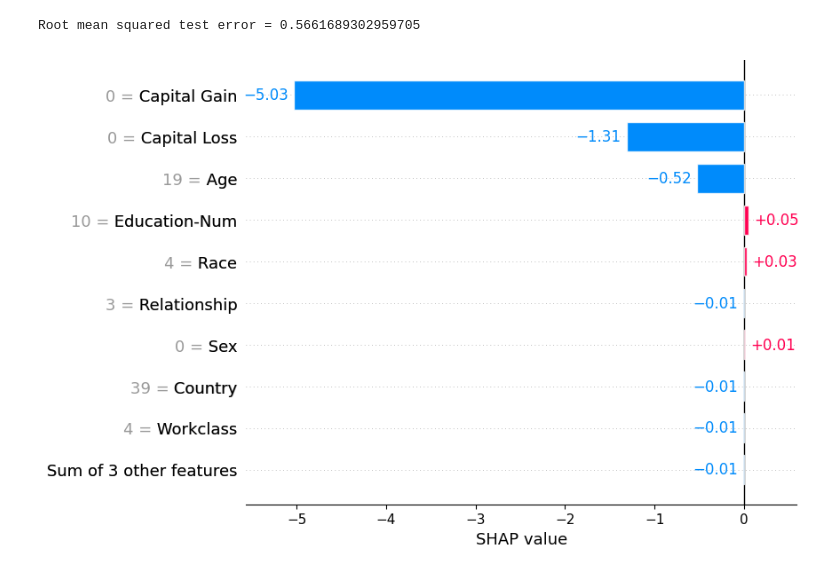
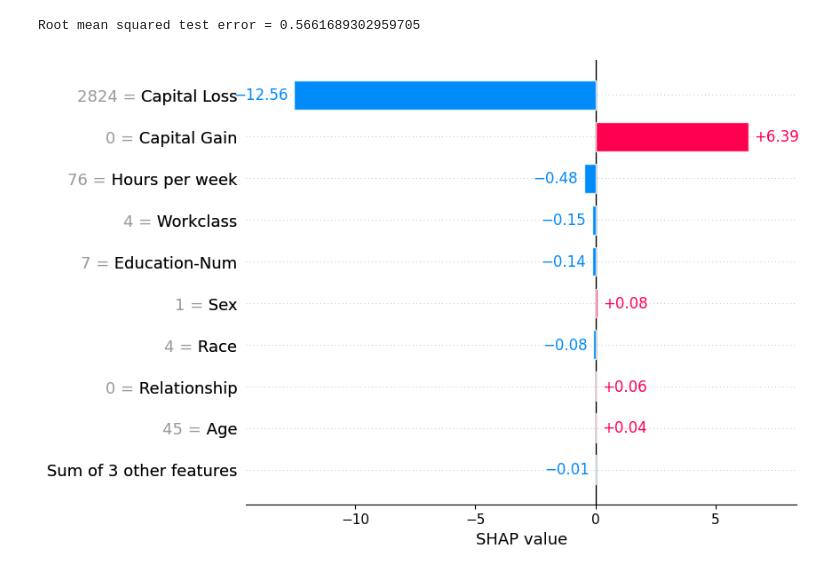
Before and after one commit to akleinau/Finch, a Jupyter notebook: shap_agnostic_diabetes.ipynb, the cells around one changed output. Saved outputs shown, nothing was run; the diff lists cells and outputs as text; code cells hidden in the pictures.

```diff
--- a/shap_agnostic_diabetes.ipynb
+++ b/shap_agnostic_diabetes.ipynb
@@ -27,12 +27,3 @@ def print_accuracy(f):
 print_accuracy(nn.predict)
 # %% [output]
 Root mean squared test error = 0.5661689302959705
-# %%
-# explain all the predictions in the test set
-# select only first entry of X_test
-item = X_test.iloc[[9]]
-
-shap_values = feature.calc_shap_values(item, X_train_means, nn, COLUMNS)
-shap.plots.bar(shap_values[0])
-# %% [output]
-[figure, removed]
@@ -39,2 +32,11 @@ shap.plots.bar(shap_values[0])
+# %%
+# explain all the predictions in the test set
+# select only first entry of X_test
+item = X_test.iloc[[INDEX]]
+
+shap_values = feature.calc_shap_values(item, X_train_means, nn, COLUMNS)
+shap.plots.bar(shap_values[0])
+# %% [output]
+[figure, added]
 # %%
 #entangle the named columns
```
Also changed, not shown: parts of 2 cells of this notebook, 4 other files.
